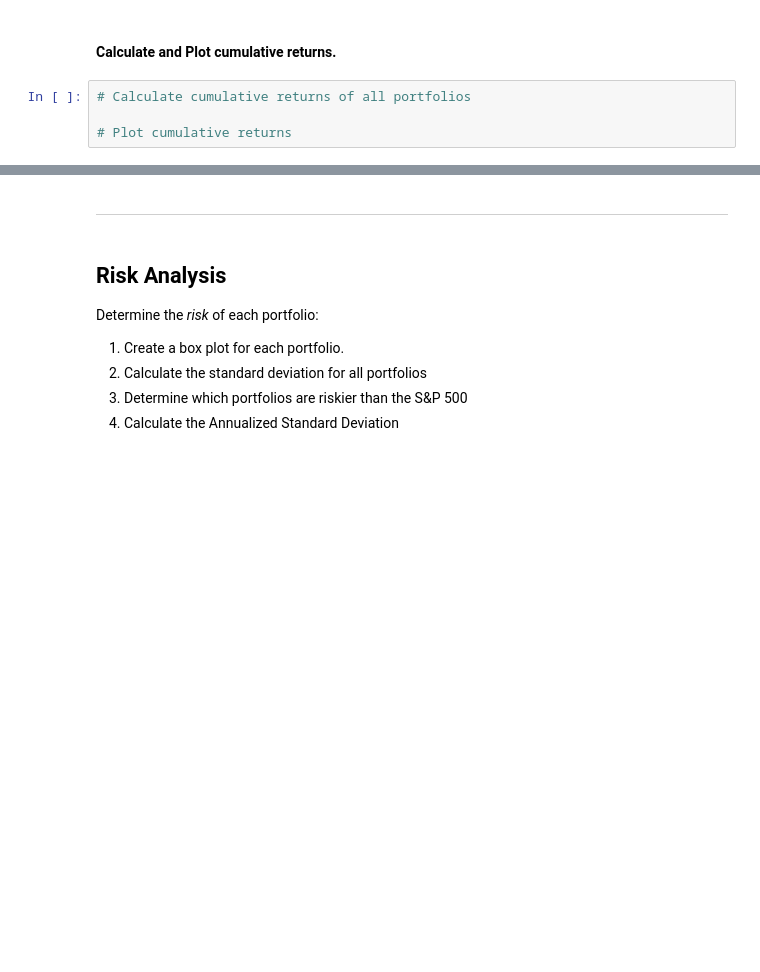
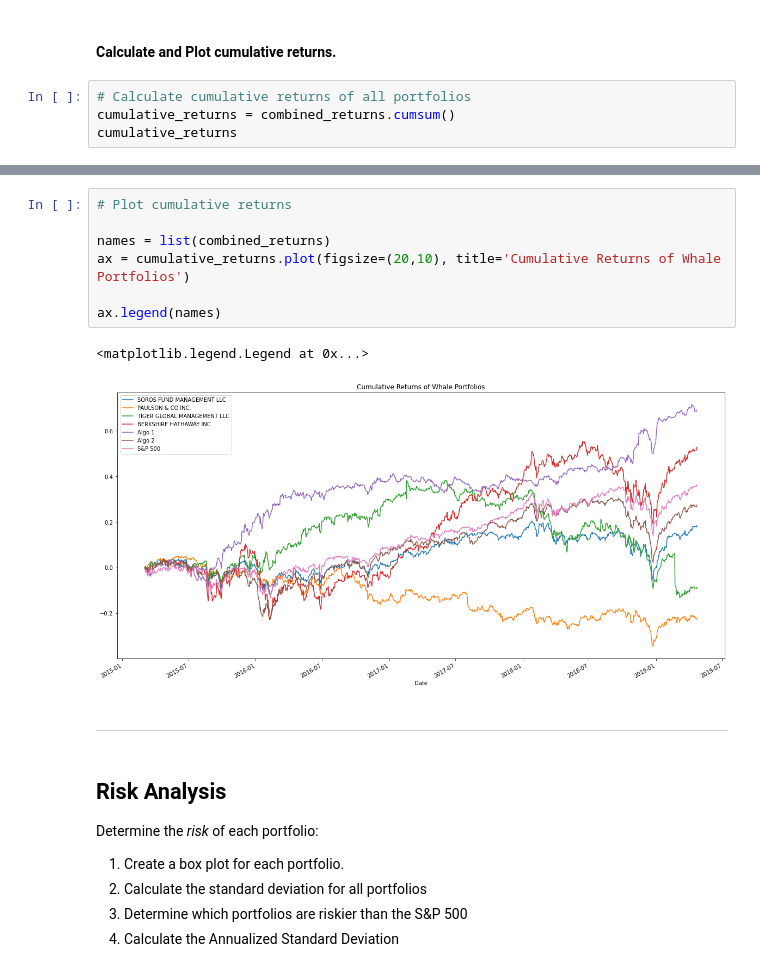
Before and after one commit to Alacrity01/pandas-homework, a Jupyter notebook: whale_analysis.ipynb, the cells around one changed output, grey strips where cells are left out. Drawn from its saved outputs; the diff is of its cells as text; blank space fills up the shorter version.

```diff
--- a/whale_analysis.ipynb
+++ b/whale_analysis.ipynb
@@ -389,5 +382,5 @@ In this section, you will calculate and visualize performance and risk metrics f
 #### Calculate and Plot cumulative returns.
 # %%
 # Calculate cumulative returns of all portfolios
-
-# Plot cumulative returns
+cumulative_returns = combined_returns.cumsum()
+cumulative_returns
@@ -394,3 +402,13 @@ In this section, you will calculate and visualize performance and risk metrics f
+# %%
+# Plot cumulative returns
+
+names = list(combined_returns)
+ax = cumulative_returns.plot(figsize=(20,10), title='Cumulative Returns of Whale Portfolios')
+
+ax.legend(names)
+# %% [output]
+<matplotlib.legend.Legend at 0x...>
+[figure, added]
 # %% [markdown]
 ---
 # %% [markdown]
```
Also changed, not shown: parts of 13 cells of this notebook, 2 other files.
